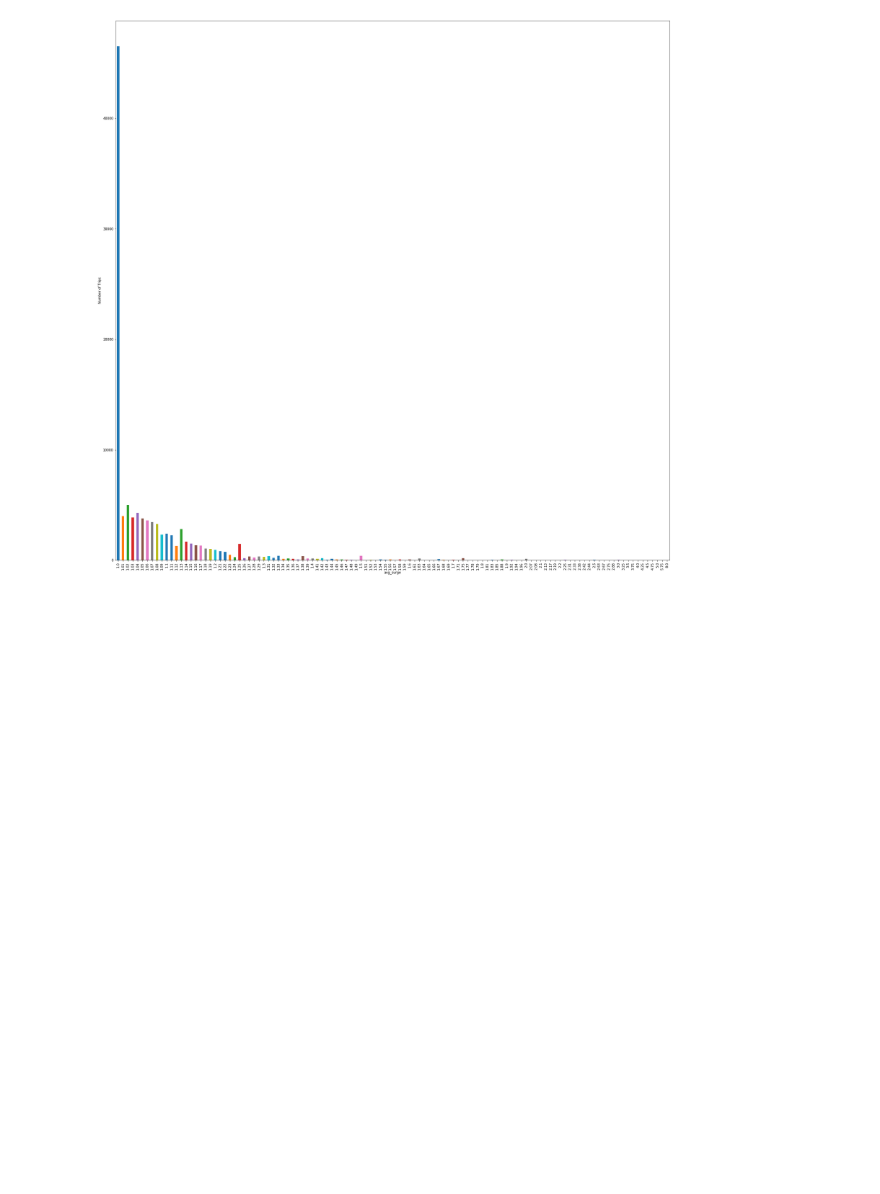
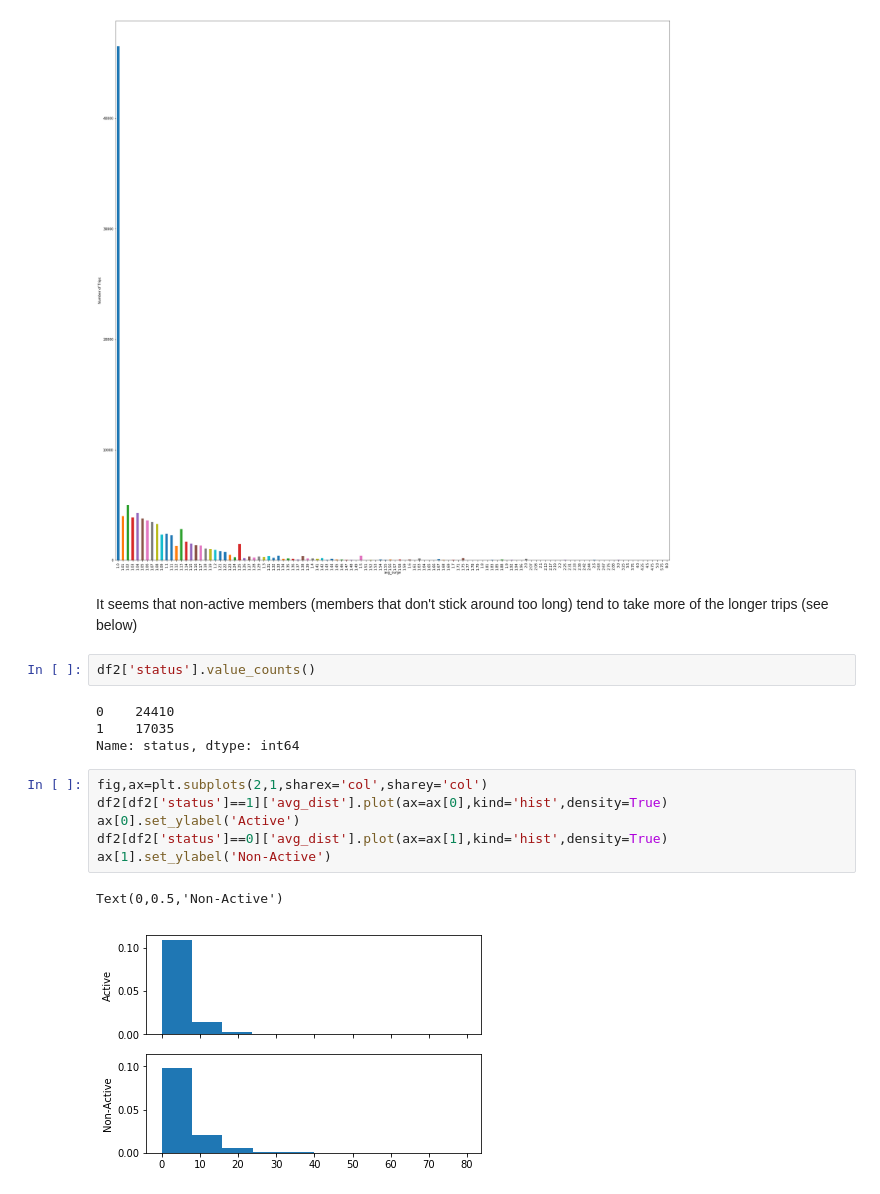
Before and after one commit to dariazhuk357/Springboard, a Jupyter notebook: Challange #1(1).ipynb, the cells around one changed output. Saved outputs shown, nothing was run; the diff lists cells and outputs as text; blank space fills up the shorter version.

```diff
--- a/Challange #1(1).ipynb
+++ b/Challange #1(1).ipynb
@@ -163,3 +255,20 @@ plt.ylabel('Number of Trips')
 # %% [output]
 Text(0,0.5,'Number of Trips')
 [figure]
+# %% [markdown]
+It seems that non-active members (members that don't stick around too long) tend to take more of the longer trips (see below)
+# %%
+df2['status'].value_counts()
+# %% [output]
+0    24410
+1    17035
+Name: status, dtype: int64
+# %%
+fig,ax=plt.subplots(2,1,sharex='col',sharey='col')
+df2[df2['status']==1]['avg_dist'].plot(ax=ax[0],kind='hist',density=True)
+ax[0].set_ylabel('Active')
+df2[df2['status']==0]['avg_dist'].plot(ax=ax[1],kind='hist',density=True)
+ax[1].set_ylabel('Non-Active')
+# %% [output]
+Text(0,0.5,'Non-Active')
+[figure, added]
```
Also changed, not shown: parts of 47 cells of this notebook.
